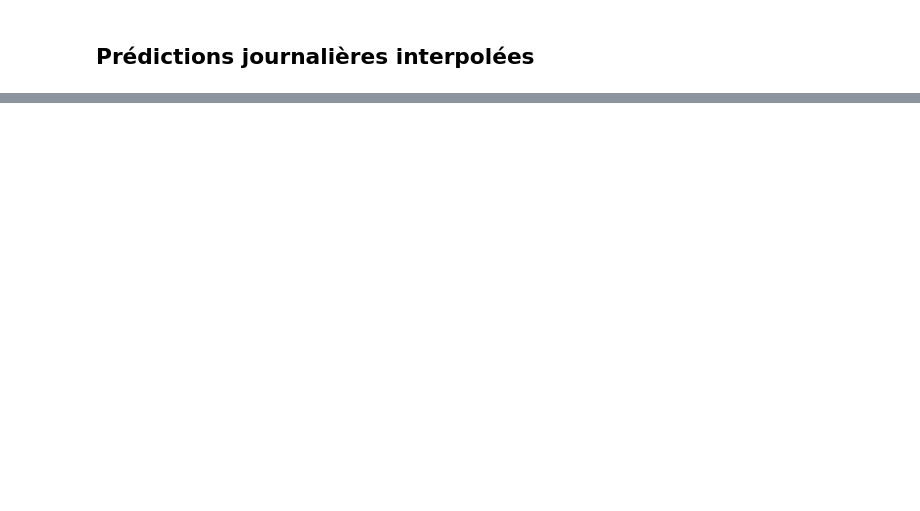
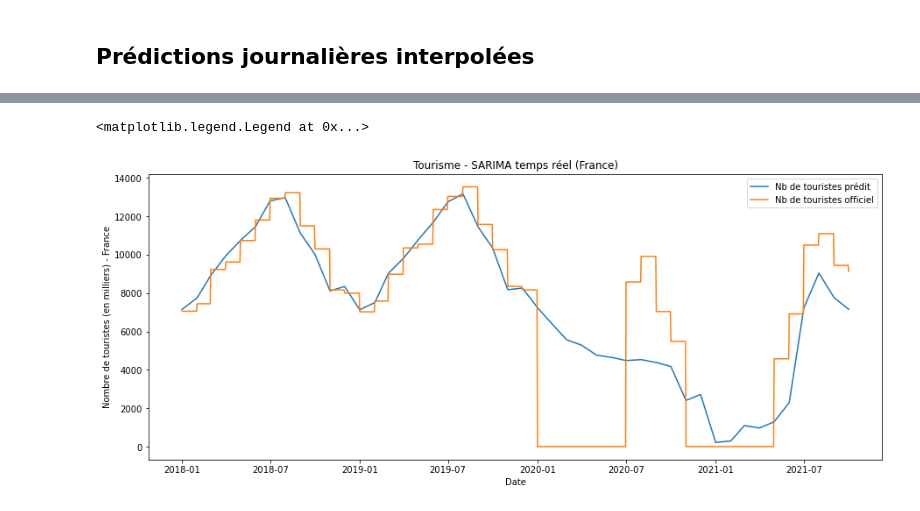
Before and after one commit to julienowack/stat_app, a Jupyter notebook: Indicateur_off_data_automatise.ipynb, the cells around one changed output, grey strips where cells are left out. Saved outputs shown, nothing was run; the diff lists cells and outputs as text; code cells hidden in the pictures; blank space fills up the shorter version.

```diff
--- a/Indicateur_off_data_automatise.ipynb
+++ b/Indicateur_off_data_automatise.ipynb
@@ -150,10 +160,9 @@ Valeurs Critiques :
 # %%
-def choix_modele_sarima(pmax, dmax, qmax, data):
+def choix_modele_sarima(pmax, d, qmax, data):
 
     p = range(0, pmax)
     q = range(0, qmax)
-    d = range(0, dmax)
-    pdq = list(itertools.product(p, d, q))
+    pdq = [(p,d,q) for p,q in itertools.product(p,q)]
 
     p2 = d2 = q2 = range(0, 2)
     seasonal_pdq = list(itertools.product(p2,d2,q2))
@@ -194,10 +203,8 @@ def modele_donnees_off(dep_region, pmax, dmax, qmax):
     #on importe les données officielles pour le département ou la région demandé(e) :
     if (dep_region in df_France_Official_Data3["region_name"].unique()):
         df_Official_Data = reduc_base_region(dep_region)
-        print("region")
     elif (dep_region in df_France_Official_Data3["department"].unique()):
         df_Official_Data = reduc_base_departement(dep_region)
-        print("departement")
     else:
         print(dep_region, " n'est ni un département, ni une région française.")
         return None
@@ -259,6 +266,7 @@ def modele_donnees_off(dep_region, pmax, dmax, qmax):
 
     df_forecast[['valeur_predite','donnee_officielle']].plot(figsize=(15,6))
     plt.title("SARIMA en temps réel - données officielles mensuelles")
+    plt.suptitle(dep_region)
 
     return(df_forecast)
 # %%
@@ -304,5 +290,7 @@ def modele_donnees_off_jour_interpole(dep_region, pmax, dmax, qmax):
 
     df_interpolated[['valeur_predite','donnee_officielle']].plot(figsize=(15,6))
     plt.title("SARIMA en temps réel - interpolation des données officielles et des valeurs prédites")
+    plt.suptitle(dep_region)
+
 
     return(df_interpolated)
@@ -329,0 +465,6 @@ region
+# %%
+nb_touristes_sarima2 = nb_touristes_sarima.set_index("date")
+somme_touristes = nb_touristes_sarima2.sum(axis=1)
+nb_touristes_sarima2.insert(0, "France métropolitaine", somme_touristes)
+nb_touristes_sarima3 = nb_touristes_sarima2.reset_index()
+nb_touristes_sarima3
@@ -329,0 +485,21 @@ region
+# %%
+x = nb_touristes_sarima3["date"]
+
+y1 = nb_touristes_sarima3["France métropolitaine"]
+
+nb_touristes_off = df_France_Official_Data2.groupby('date').sum().reset_index()
+df_days = pd.DataFrame(pd.date_range("2018-01-01", "2021-10-01")).rename(columns={0:"date"})
+nb_touristes_off_jour = df_days.merge(nb_touristes_off, how="left").set_index('date')
+nb_touristes_off_jour['value_in_thousands'] = nb_touristes_off_jour['value_in_thousands'].ffill()
+y2 = nb_touristes_off_jour['value_in_thousands']
+
+plt.figure(1, figsize=(15, 6))
+plt.plot(x, y1, label="Nb de touristes prédit")
+plt.plot(x, y2, label="Nb de touristes officiel")
+plt.title('Tourisme - SARIMA temps réel (France)')
+plt.xlabel('Date')
+plt.ylabel("Nombre de touristes (en milliers) - France")
+plt.legend()
+# %% [output]
+<matplotlib.legend.Legend at 0x...>
+[figure, added]
```
Also changed, not shown: parts of 16 cells of this notebook.
